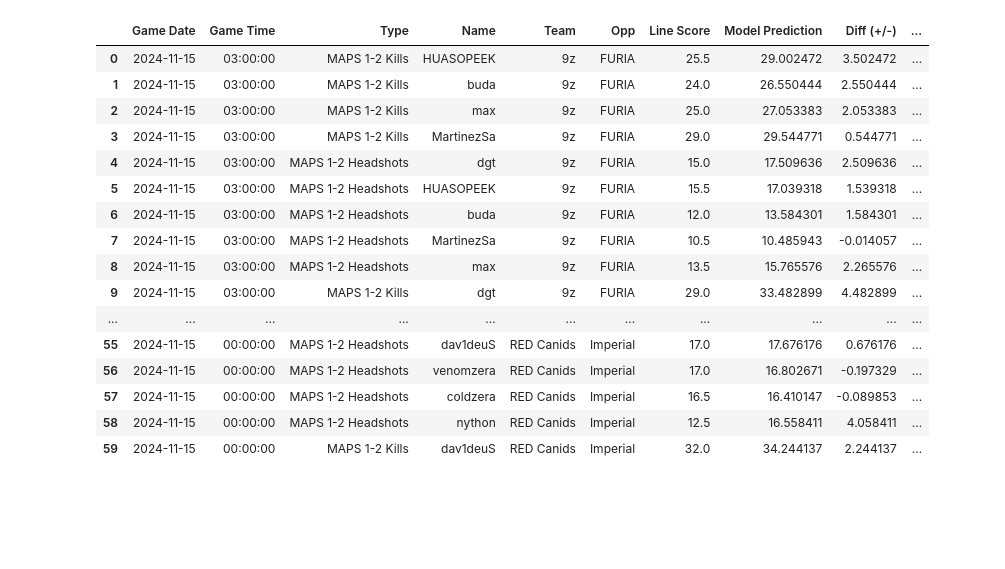
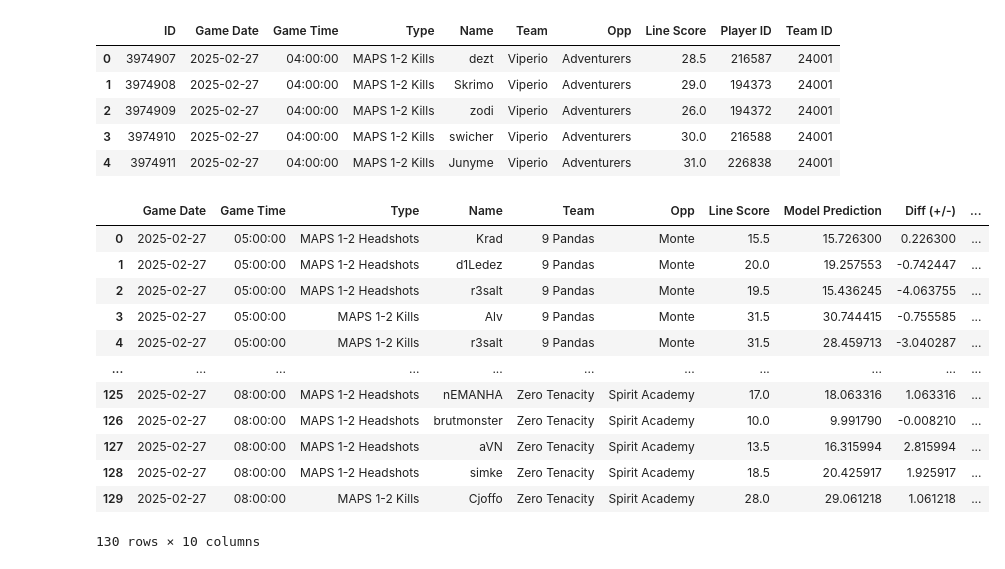
Before and after one commit to kazirshahria/csgo_ml_project, a Jupyter notebook: notebooks/ml_model.ipynb, the cells around one changed output. Saved outputs shown, nothing was run; the diff lists cells and outputs as text; code cells hidden in the pictures; blank space fills up the shorter version.

Commit message:
Edited ML model with correct encoding and mapping

```diff
--- a/notebooks/ml_model.ipynb
+++ b/notebooks/ml_model.ipynb
@@ -578,0 +260,13 @@ x_train, x_test, y_train, y_test = train_test_split(X, y, train_size=0.90, strat
+# %%
+# Create the ML model with all the features
+ml_model_df = pd.concat(
+    [
+        cs_ml_df.drop(columns=["map_number", "team_url", "opponent_url", "player_url"]),
+        maps_encode.rename(columns={"MAPS 1": "map_1", "MAPS 1-2": "map_1_2", "MAPS 1-3": "map_1_3", "MAPS 3": "map_3"}),
+        player_team_mapped,
+        opponent_team_mapped,
+        player_mapped,
+    ],
+    axis=1
+).rename(columns={0: "player_team_enc", 1: "opponent_team_enc", 2: "player_enc"})
+ml_model_df.head()
@@ -579,3 +280,10 @@ x_train, x_test, y_train, y_test = train_test_split(X, y, train_size=0.90, strat
+# %%
+# Split independent and dependent variables
+x = ml_model_df.drop(columns=["kills", "headshots"])
+Y = ml_model_df[["kills", "headshots"]]
+
+# Split into 90% training and 10% testing
+x_train, x_test, y_train, y_test = train_test_split(x, Y, train_size=0.90, shuffle=True, random_state=42)
 # %%
 # Initalize the regression models
 lr = LinearRegression()
@@ -742,0 +401,19 @@ def model_projections(name: str, team: str, opp_team: str, map_type: str):
+# %%
+# Load the new model
+model = joblib.load(fr"C:\Users\kazir\Desktop\Projects\csgo_ml_project\notebooks\xgr_model_v3.joblib")
+# %%
+# Player Map
+cursor.execute("SELECT * FROM player_map")
+data = cursor.fetchall()
+player_hltv_df = pd.DataFrame(data, columns=[col[0] for col in cursor.description])
+player_hltv_df.dropna(inplace=True)
+player_hltv_df["player_id"] = player_hltv_df["player_id"].astype("int")
+player_hltv_df.set_index("player_id", inplace=True)
+
+# Team Map
+cursor.execute("SELECT * FROM team_map")
+data = cursor.fetchall()
+team_hltv_df = pd.DataFrame(data, columns=[col[0] for col in cursor.description])
+team_hltv_df.dropna(inplace=True)
+team_hltv_df["team_id"] = team_hltv_df["team_id"].astype("int")
+team_hltv_df.set_index("team_id", inplace=True)
@@ -743,35 +497,40 @@ def model_projections(name: str, team: str, opp_team: str, map_type: str):
+# %%
+prediction_df = pd.DataFrame(prizepicks_lines())
+prediction_df.head()
+# %% [output]
+|  | ID | Game Date | Game Time | Type | Name | Team | Opp | Line Score | Player ID | Team ID |
+| 0 | 3974907 | 2025-02-27 | 04:00:00 | MAPS 1-2 Kills | dezt | Viperio | Adventurers | 28.5 | 216587 | 24001 |
+| 1 | 3974908 | 2025-02-27 | 04:00:00 | MAPS 1-2 Kills | Skrimo | Viperio | Adventurers | 29.0 | 194373 | 24001 |
+| 2 | 3974909 | 2025-02-27 | 04:00:00 | MAPS 1-2 Kills | zodi | Viperio | Adventurers | 26.0 | 194372 | 24001 |
+| 3 | 3974910 | 2025-02-27 | 04:00:00 | MAPS 1-2 Kills | swicher | Viperio | Adventurers | 30.0 | 216588 | 24001 |
+| 4 | 3974911 | 2025-02-27 | 04:00:00 | MAPS 1-2 Kills | Junyme | Viperio | Adventurers | 31.0 | 226838 | 24001 |
 # %%
 # Predictions
-prediction_df = pd.DataFrame(prizepicks_lines())
-prediction_df["Model Prediction"] = prediction_df.apply(lambda col: model_projections(col["Name"], col["Team"], col["Opp"], col["Type"]), axis=1)
-prediction_df = prediction_df[prediction_df["Model Prediction"] != 0].drop(columns="ID")
+prediction_df["Model Prediction"] = prediction_df.apply(lambda row: make_predictions(team_id=row["Team ID"], player_id=row["Player ID"], opponent_team=row["Opp"], map_type=row["Type"]), axis=1)
+prediction_df = prediction_df[prediction_df["Model Prediction"] != 0].drop(columns=["ID", "Player ID", "Team ID"])
 prediction_df.reset_index(drop=True)
 
 # Add difference and sort by teams
 prediction_df.sort_values(by="Team", inplace=True)
 prediction_df["Diff (+/-)"] = prediction_df["Model Prediction"] - prediction_df["Line Score"]
 prediction_df["Over/Under"] = np.where(prediction_df["Line Score"] < prediction_df["Model Prediction"], "Over", "Under")
 
 # Save to a CSV
 prediction_df.to_csv("predictions.csv", index=False)
 
 # Display
 prediction_df.reset_index(drop=True)
 # %% [output]
 |  | Game Date | Game Time | Type | Name | Team | Opp | Line Score | Model Prediction | Diff (+/-) | ... |
-| 0 | 2024-11-15 | 03:00:00 | MAPS 1-2 Kills | HUASOPEEK | 9z | FURIA | 25.5 | 29.002472 | 3.502472 | ... |
-| 1 | 2024-11-15 | 03:00:00 | MAPS 1-2 Kills | buda | 9z | FURIA | 24.0 | 26.550444 | 2.550444 | ... |
-| 2 | 2024-11-15 | 03:00:00 | MAPS 1-2 Kills | max | 9z | FURIA | 25.0 | 27.053383 | 2.053383 | ... |
-| 3 | 2024-11-15 | 03:00:00 | MAPS 1-2 Kills | MartinezSa | 9z | FURIA | 29.0 | 29.544771 | 0.544771 | ... |
-| 4 | 2024-11-15 | 03:00:00 | MAPS 1-2 Headshots | dgt | 9z | FURIA | 15.0 | 17.509636 | 2.509636 | ... |
-| 5 | 2024-11-15 | 03:00:00 | MAPS 1-2 Headshots | HUASOPEEK | 9z | FURIA | 15.5 | 17.039318 | 1.539318 | ... |
-| 6 | 2024-11-15 | 03:00:00 | MAPS 1-2 Headshots | buda | 9z | FURIA | 12.0 | 13.584301 | 1.584301 | ... |
-| 7 | 2024-11-15 | 03:00:00 | MAPS 1-2 Headshots | MartinezSa | 9z | FURIA | 10.5 | 10.485943 | -0.014057 | ... |
-| 8 | 2024-11-15 | 03:00:00 | MAPS 1-2 Headshots | max | 9z | FURIA | 13.5 | 15.765576 | 2.265576 | ... |
-| 9 | 2024-11-15 | 03:00:00 | MAPS 1-2 Kills | dgt | 9z | FURIA | 29.0 | 33.482899 | 4.482899 | ... |
+| 0 | 2025-02-27 | 05:00:00 | MAPS 1-2 Headshots | Krad | 9 Pandas | Monte | 15.5 | 15.726300 | 0.226300 | ... |
+| 1 | 2025-02-27 | 05:00:00 | MAPS 1-2 Headshots | d1Ledez | 9 Pandas | Monte | 20.0 | 19.257553 | -0.742447 | ... |
+| 2 | 2025-02-27 | 05:00:00 | MAPS 1-2 Headshots | r3salt | 9 Pandas | Monte | 19.5 | 15.436245 | -4.063755 | ... |
+| 3 | 2025-02-27 | 05:00:00 | MAPS 1-2 Kills | Alv | 9 Pandas | Monte | 31.5 | 30.744415 | -0.755585 | ... |
+| 4 | 2025-02-27 | 05:00:00 | MAPS 1-2 Kills | r3salt | 9 Pandas | Monte | 31.5 | 28.459713 | -3.040287 | ... |
 | ... | ... | ... | ... | ... | ... | ... | ... | ... | ... | ... |
-| 55 | 2024-11-15 | 00:00:00 | MAPS 1-2 Headshots | dav1deuS | RED Canids | Imperial | 17.0 | 17.676176 | 0.676176 | ... |
-| 56 | 2024-11-15 | 00:00:00 | MAPS 1-2 Headshots | venomzera | RED Canids | Imperial | 17.0 | 16.802671 | -0.197329 | ... |
-| 57 | 2024-11-15 | 00:00:00 | MAPS 1-2 Headshots | coldzera | RED Canids | Imperial | 16.5 | 16.410147 | -0.089853 | ... |
-| 58 | 2024-11-15 | 00:00:00 | MAPS 1-2 Headshots | nython | RED Canids | Imperial | 12.5 | 16.558411 | 4.058411 | ... |
-| 59 | 2024-11-15 | 00:00:00 | MAPS 1-2 Kills | dav1deuS | RED Canids | Imperial | 32.0 | 34.244137 | 2.244137 | ... |
+| 125 | 2025-02-27 | 08:00:00 | MAPS 1-2 Headshots | nEMANHA | Zero Tenacity | Spirit Academy | 17.0 | 18.063316 | 1.063316 | ... |
+| 126 | 2025-02-27 | 08:00:00 | MAPS 1-2 Headshots | brutmonster | Zero Tenacity | Spirit Academy | 10.0 | 9.991790 | -0.008210 | ... |
+| 127 | 2025-02-27 | 08:00:00 | MAPS 1-2 Headshots | aVN | Zero Tenacity | Spirit Academy | 13.5 | 16.315994 | 2.815994 | ... |
+| 128 | 2025-02-27 | 08:00:00 | MAPS 1-2 Headshots | simke | Zero Tenacity | Spirit Academy | 18.5 | 20.425917 | 1.925917 | ... |
+| 129 | 2025-02-27 | 08:00:00 | MAPS 1-2 Kills | Cjoffo | Zero Tenacity | Spirit Academy | 28.0 | 29.061218 | 1.061218 | ... |
+130 rows × 10 columns
```
Also changed, not shown: parts of 81 cells of this notebook.
